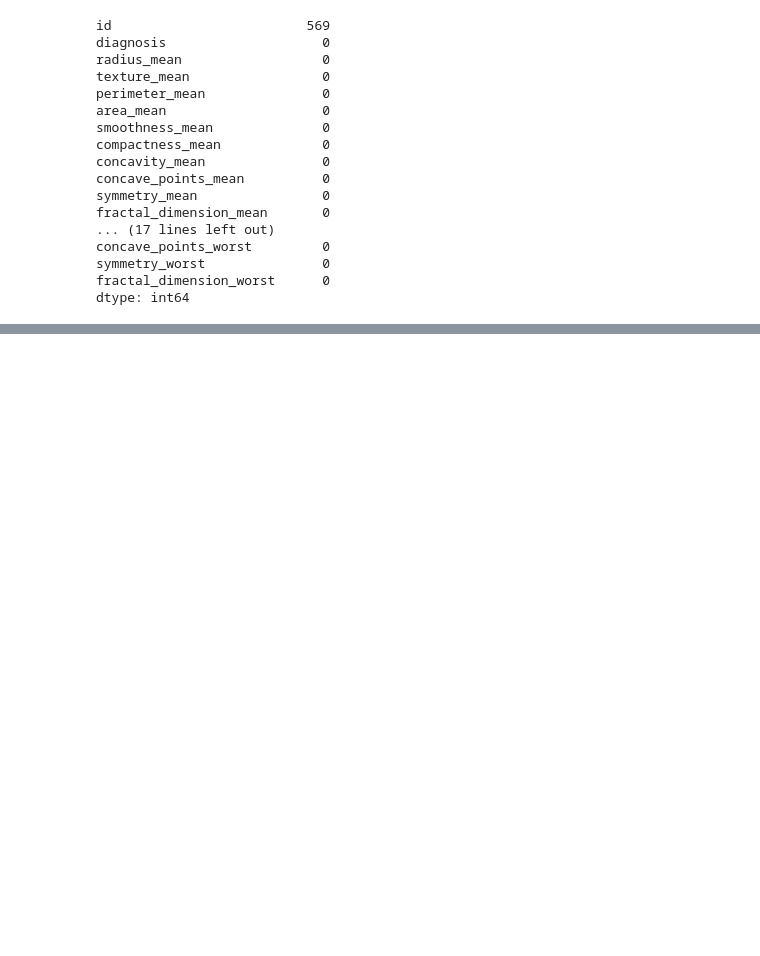
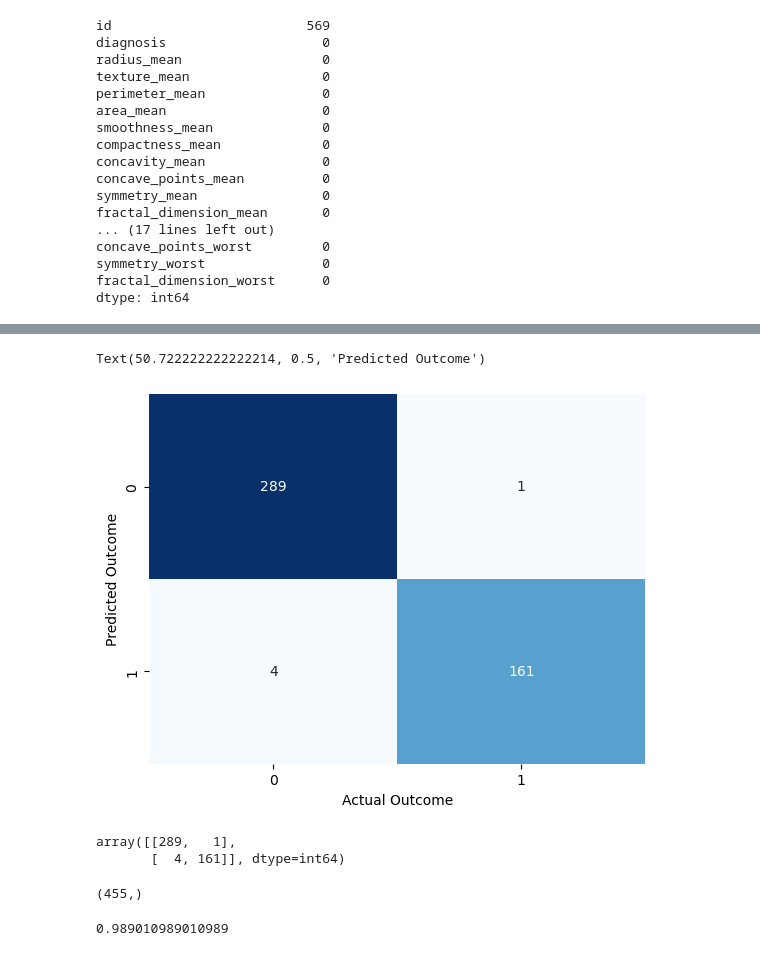
Before and after one commit to Muyiiwaa/ml-made-easy, a Jupyter notebook: classification.ipynb, the cells around one changed output, grey strips where cells are left out. Cells and saved outputs as stored; diff of their text form; code cells hidden in the pictures; blank space fills up the shorter version.

Commit message:
completed the model

```diff
--- a/classification.ipynb
+++ b/classification.ipynb
@@ -101,0 +117,25 @@ data.head()
+# %%
+from sklearn.preprocessing import LabelEncoder
+
+
+encoder = LabelEncoder()
+
+y = encoder.fit_transform(data['diagnosis'])
+# %%
+x = data.drop(['id','diagnosis'], axis= 1)
+
+from sklearn.preprocessing import StandardScaler
+scaler = StandardScaler()
+scaler.fit(x)
+X = scaler.transform(x)
+# %%
+from sklearn.model_selection import train_test_split
+
+X_train, X_test, y_train, y_test = train_test_split(X, y, test_size= 0.2, random_state= 0)
+# %%
+lr = LogisticRegression()
+
+model = lr.fit(X_train, y_train)
+
+test_pred = model.predict(X_test)
+train_pred = model.predict(X_train)
@@ -101,0 +148,24 @@ data.head()
+# %%
+from sklearn.metrics import confusion_matrix
+
+confusion = confusion_matrix(y_true=y_train, y_pred=train_pred)
+sns.heatmap(confusion, annot= True, cmap= 'Blues', fmt = '0.0f', cbar= False)
+
+plt.xlabel('Actual Outcome')
+plt.ylabel('Predicted Outcome')
+# %% [output]
+Text(50.722222222222214, 0.5, 'Predicted Outcome')
+[figure, added]
+# %%
+confusion
+# %% [output]
+array([[289,   1],
+       [  4, 161]], dtype=int64)
+# %%
+y_train.shape
+# %% [output]
+(455,)
+# %%
+(289+161)/455
+# %% [output]
+0.989010989010989
```
Also changed, not shown: parts of 6 cells of this notebook.
